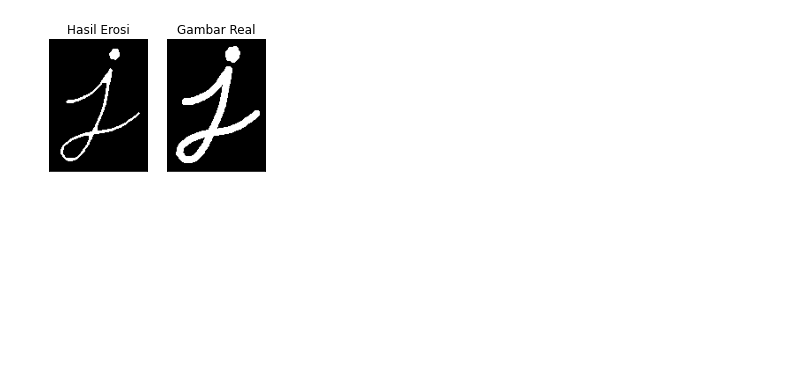
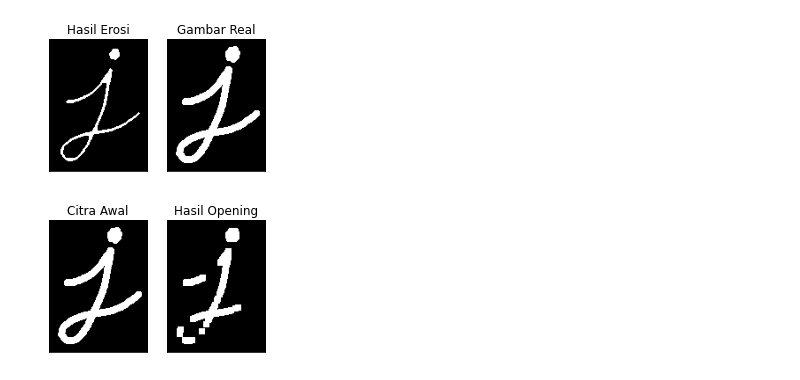
Before and after one commit to pazcalll/PCVK_Genap_2021, a Jupyter notebook: week9.ipynb, the cells around one changed output. Saved outputs shown, nothing was run; the diff lists cells and outputs as text; code cells hidden in the pictures; blank space fills up the shorter version.

```diff
--- a/week9.ipynb
+++ b/week9.ipynb
@@ -50,14 +61,16 @@ plt.show()
 # %% [output]
 [figure]
 # %%
+#number 7 with opencv
 kernel = np.ones((7,7),np.uint8)
 erosi = cv2.morphologyEx(thresh,cv2.MORPH_OPEN, kernel)
 
 plt.subplot(131),plt.imshow(img,cmap = 'gray')
 plt.title('Citra Awal'), plt.xticks([]), plt.yticks([])
-plt.subplot(132),plt.imshow(thresh,cmap = 'gray')
-plt.title('Citra Biner'), plt.xticks([]), plt.yticks([])
-plt.subplot(133),plt.imshow(erosi,cmap = 'gray')
-plt.title('Hasil Dilasi'), plt.xticks([]), plt.yticks([])
+
+plt.subplot(132),plt.imshow(erosi,cmap = 'gray')
+plt.title('Hasil Opening'), plt.xticks([]), plt.yticks([])
 
 plt.show()
+# %% [output]
+[figure, added]
```
Also changed, not shown: parts of 12 cells of this notebook.
